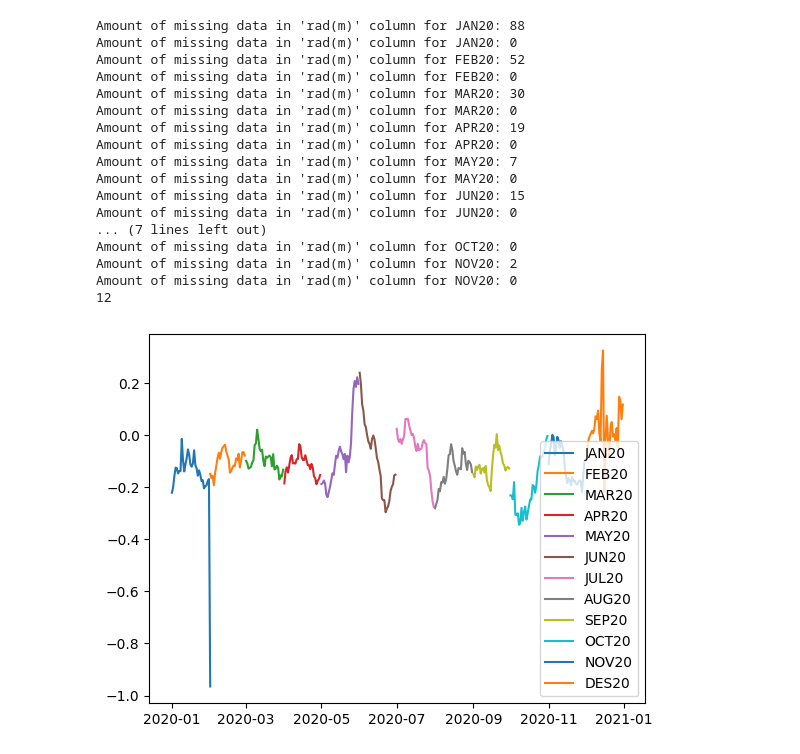
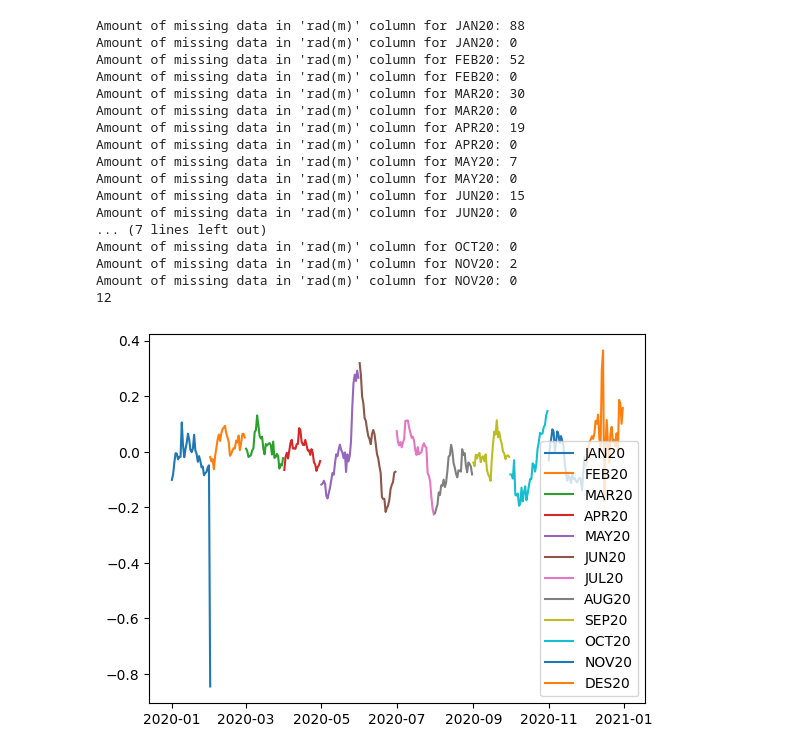
Before and after one commit to sevinadewi/Project-Capstone-Bangkit-Melaut, a Jupyter notebook: Machine Learning/Tidal Data Per Minute/2020/averaging_data.ipynb, the cells around one changed output. Drawn from its saved outputs; the diff is of its cells as text; code cells hidden in the pictures.

```diff
--- a/Machine Learning/Tidal Data Per Minute/2020/averaging_data.ipynb
+++ b/Machine Learning/Tidal Data Per Minute/2020/averaging_data.ipynb
@@ -7,7 +7,7 @@ cwd = os.getcwd()
 
 # listSheet = ['JAN']
 listSheet = ['JAN20', 'FEB20' ,'MAR20', 'APR20', 'MAY20', 'JUN20', 'JUL20', 'AUG20', 'SEP20', 'OCT20', 'NOV20', 'DES20']
-listRadNorm = [4.87, 4.86, 4.87, 4.85, 4.9, 4.85,4.65,4.67, 4.7, 4.82,4.9, 4.96]
+listRadNorm = [4.75, 4.73, 4.76, 4.73, 4.83, 4.77,4.6,4.61, 4.59, 4.67,4.82, 4.92]
 listDailyAverage = []
 
 for sheet in listSheet:
@@ -34,31 +34,31 @@ for sheet in listSheet:
 
 #export listDailyAverage into only one csv file
 df = pd.concat(listDailyAverage)
 df.to_csv('daily_average.csv', index=False)
 
 #visualisasi
 print(len(listDailyAverage))
 fig, ax = plt.subplots()
 for i in range(len(listDailyAverage)):
     ax.plot(listDailyAverage[i]['Date'], listDailyAverage[i]['rad(m)'], label=listSheet[i])
 plt.legend()
 plt.show()
 # %% [output]
 Amount of missing data in 'rad(m)' column for JAN20: 88
 Amount of missing data in 'rad(m)' column for JAN20: 0
 Amount of missing data in 'rad(m)' column for FEB20: 52
 Amount of missing data in 'rad(m)' column for FEB20: 0
 Amount of missing data in 'rad(m)' column for MAR20: 30
 Amount of missing data in 'rad(m)' column for MAR20: 0
 Amount of missing data in 'rad(m)' column for APR20: 19
 Amount of missing data in 'rad(m)' column for APR20: 0
 Amount of missing data in 'rad(m)' column for MAY20: 7
 Amount of missing data in 'rad(m)' column for MAY20: 0
 Amount of missing data in 'rad(m)' column for JUN20: 15
 Amount of missing data in 'rad(m)' column for JUN20: 0
 ... (7 lines left out)
 Amount of missing data in 'rad(m)' column for OCT20: 0
 Amount of missing data in 'rad(m)' column for NOV20: 2
 Amount of missing data in 'rad(m)' column for NOV20: 0
 12
-[figure, old version]
+[figure, new version]
```
Also changed, not shown: 3 other files.
